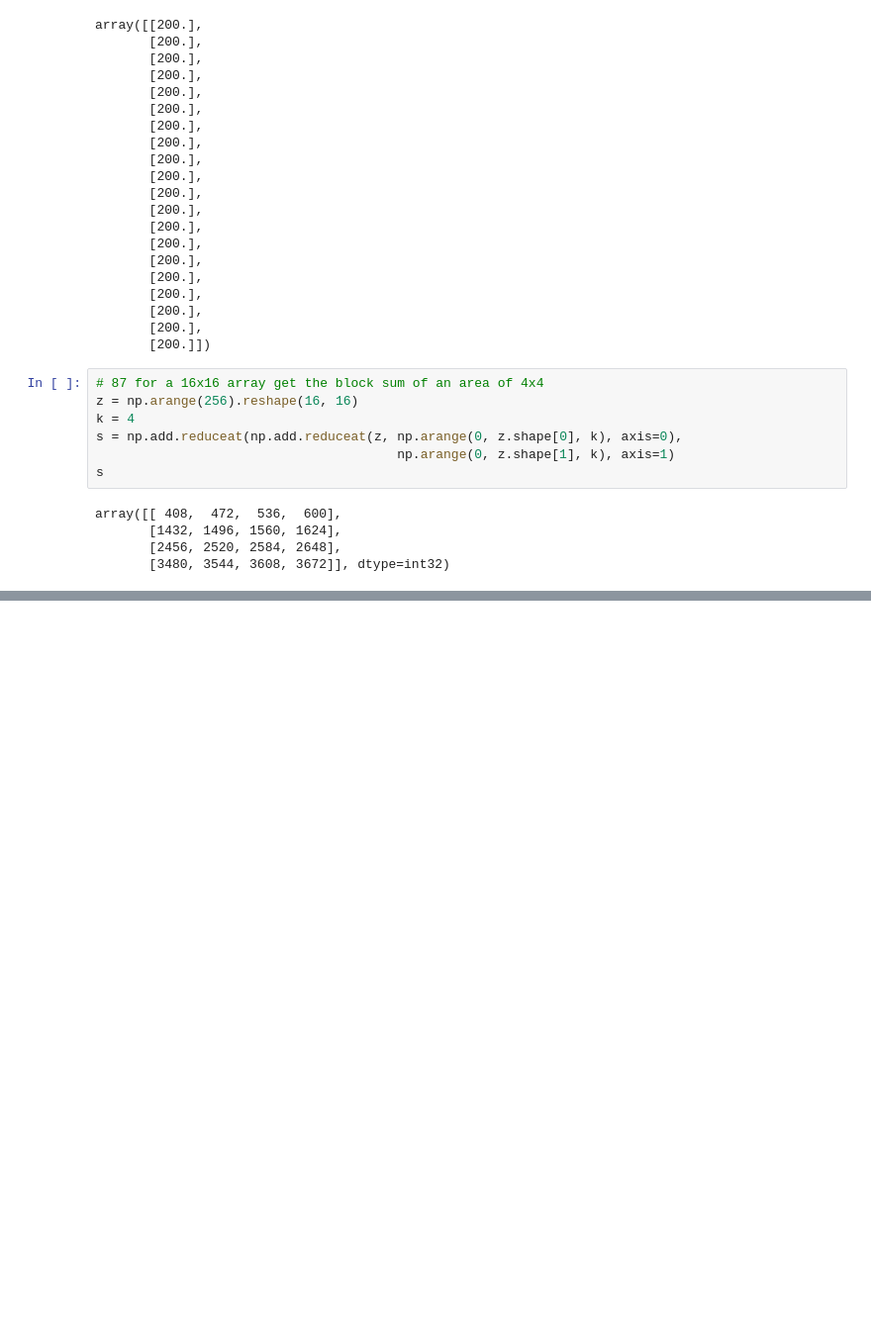
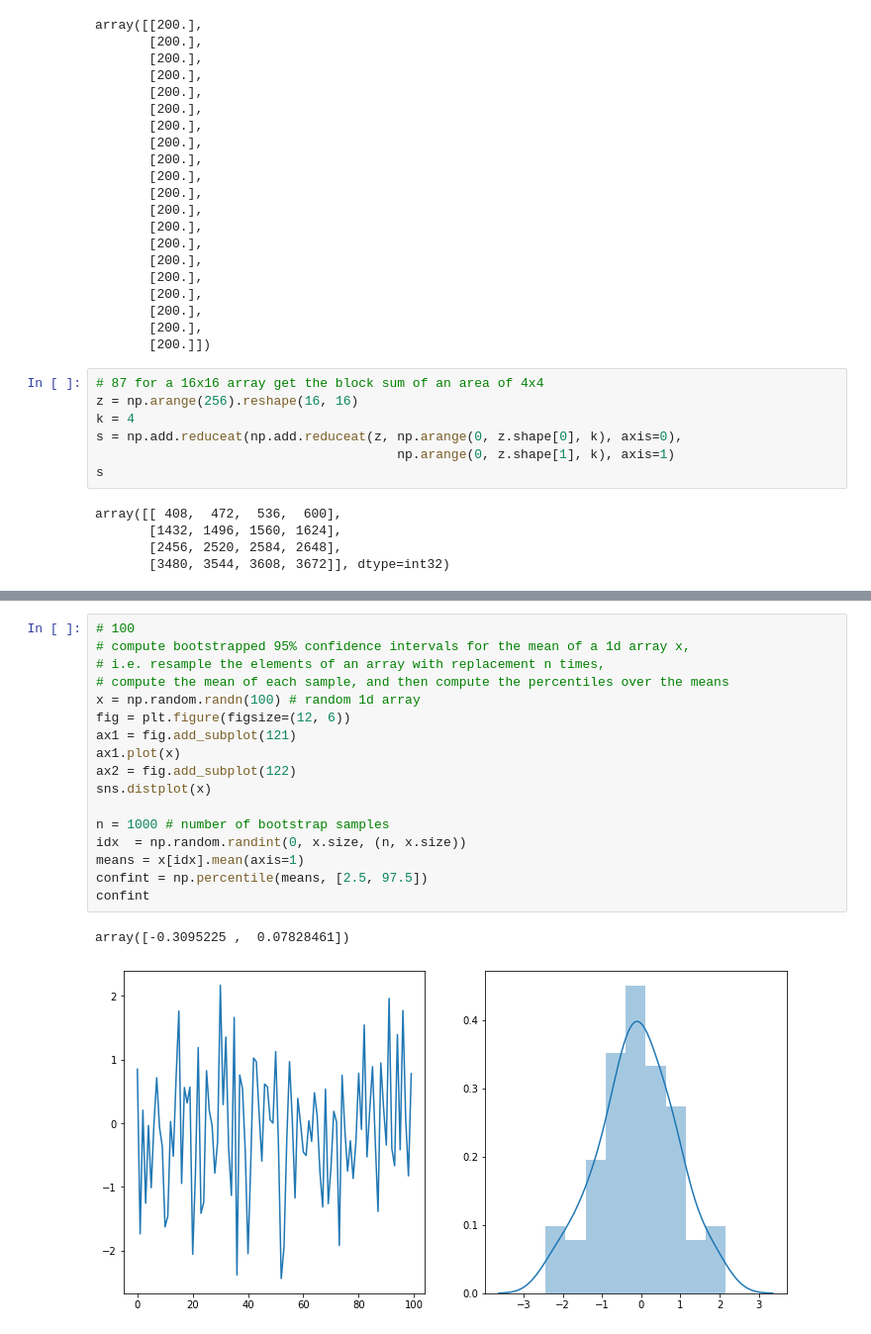
Before and after one commit to victiny23/Explore_Numpy, a Jupyter notebook: exercise_100.ipynb, the cells around one changed output, grey strips where cells are left out. Shown at 99% size. Saved outputs shown, nothing was run; the diff lists cells and outputs as text; blank space fills up the shorter version.

```diff
--- a/exercise_100.ipynb
+++ b/exercise_100.ipynb
@@ -1326,0 +1636,20 @@ array([ 7,  8,  9, 10, 11])
+# %%
+# 100
+# compute bootstrapped 95% confidence intervals for the mean of a 1d array x,
+# i.e. resample the elements of an array with replacement n times,
+# compute the mean of each sample, and then compute the percentiles over the means
+x = np.random.randn(100) # random 1d array
+fig = plt.figure(figsize=(12, 6))
+ax1 = fig.add_subplot(121)
+ax1.plot(x)
+ax2 = fig.add_subplot(122)
+sns.distplot(x)
+
+n = 1000 # number of bootstrap samples
+idx  = np.random.randint(0, x.size, (n, x.size))
+means = x[idx].mean(axis=1)
+confint = np.percentile(means, [2.5, 97.5])
+confint
+# %% [output]
+array([-0.3095225 ,  0.07828461])
+[figure, added]
```
Also changed, not shown: parts of 14 cells of this notebook.
